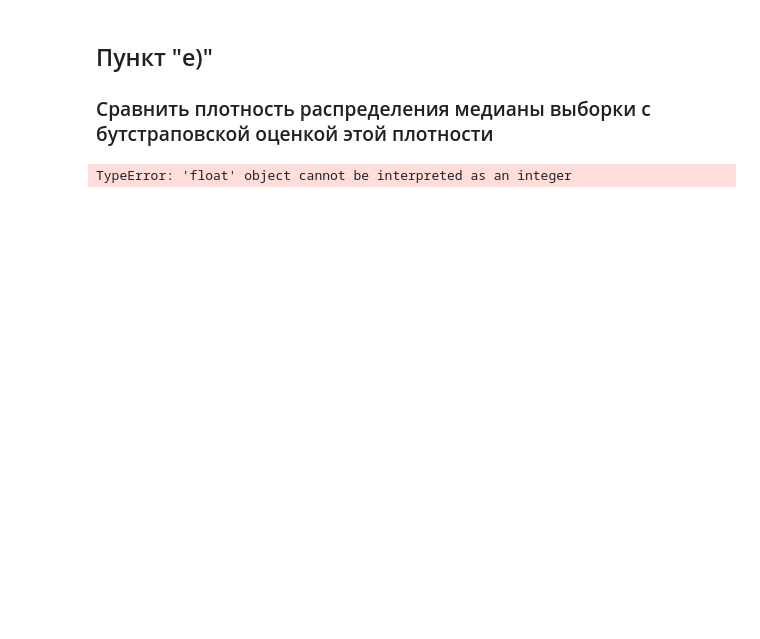
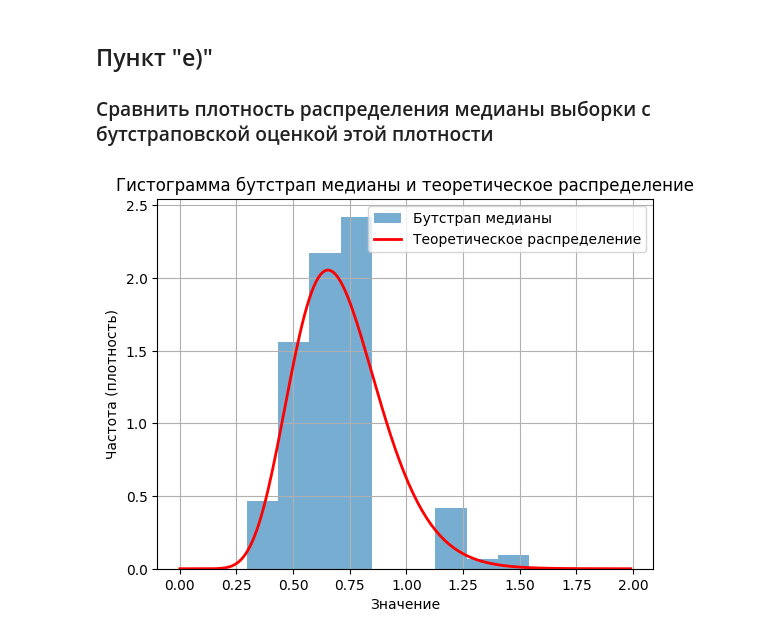
Before and after one commit to sh1shk1nsky/mathematical_statistics, a Jupyter notebook: tasks/task_02/task_02.ipynb, the cells around one changed output. Saved outputs shown, nothing was run; the diff lists cells and outputs as text; code cells hidden in the pictures; blank space fills up the shorter version.

```diff
--- a/tasks/task_02/task_02.ipynb
+++ b/tasks/task_02/task_02.ipynb
@@ -171,31 +172,40 @@ print('Вероятность того, что коэффициент асимм
 # %%
 # бутстрапим
 med_list = []
 
 # генерируем бутстрап-выборки
 for _ in range(1000):
     indices = np.random.choice(n, size=n, replace=True)
     bootstrap_viborka = viborka[indices]
     bootstrap_mediana = np.sort(bootstrap_viborka)[12]
     med_list.append(bootstrap_mediana)
 
 k_med = int(1 + np.log2(1000))
 
+
 # строим распределение медианы
+k = 13
 x = []
 y = []
-k = 13
-for t in range(0, 6, 0.05):
+
+for t in np.arange(0, 2, 0.01):
     x.append(t)
     yi = (np.e**(-t) * n * (math.factorial(n - 1) /
           (math.factorial(n - k) * math.factorial(k - 1))) * (np.e**(-t))**(n - k) * (1 - np.e**(-t)) ** (k - 1))
     y.append(yi)
 
-plt.hist(med_list, bins=k_med, orientation='vertical')
-plt.xlabel('Значение')
-plt.title('Гистограмма с распределением коэффициента асимметрии')
-plt.grid(True)
-plt.ylabel('Частота')
+
+fig, ax = plt.subplots()
+ax.hist(med_list, bins=k_med, density=True, orientation='vertical',
+        label='Бутстрап медианы', alpha=0.6)
+ax.plot(x, y, 'r-', linewidth=2, label='Теоретическое распределение')
+
+ax.set_xlabel('Значение')
+ax.set_ylabel('Частота (плотность)')
+ax.set_title('Гистограмма бутстрап медианы и теоретическое распределение')
+ax.grid(True)
+ax.legend()
+
 plt.show()
 # %% [output]
-TypeError: 'float' object cannot be interpreted as an integer
+[figure, added]
```
Also changed, not shown: parts of 6 cells of this notebook.
